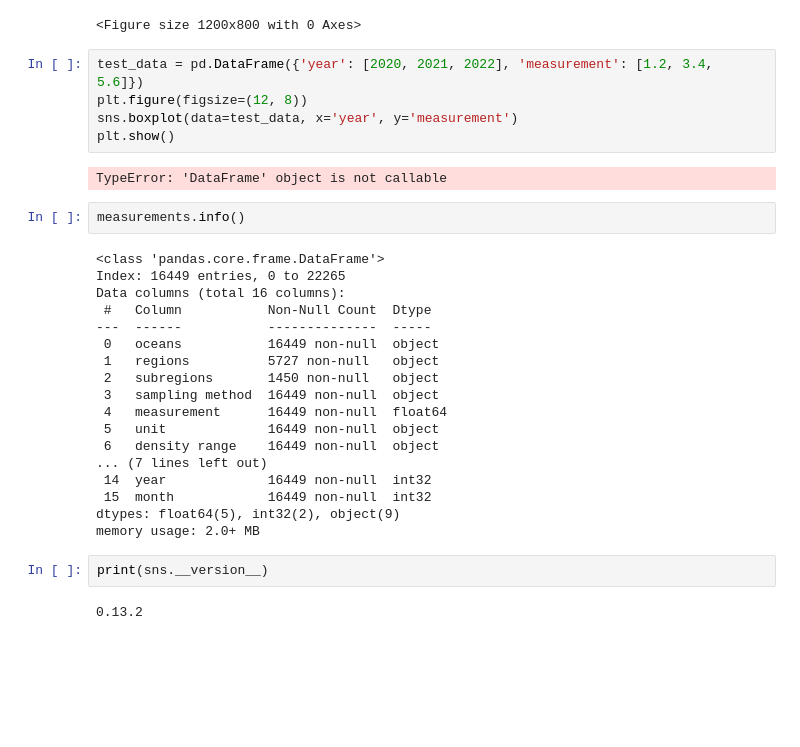
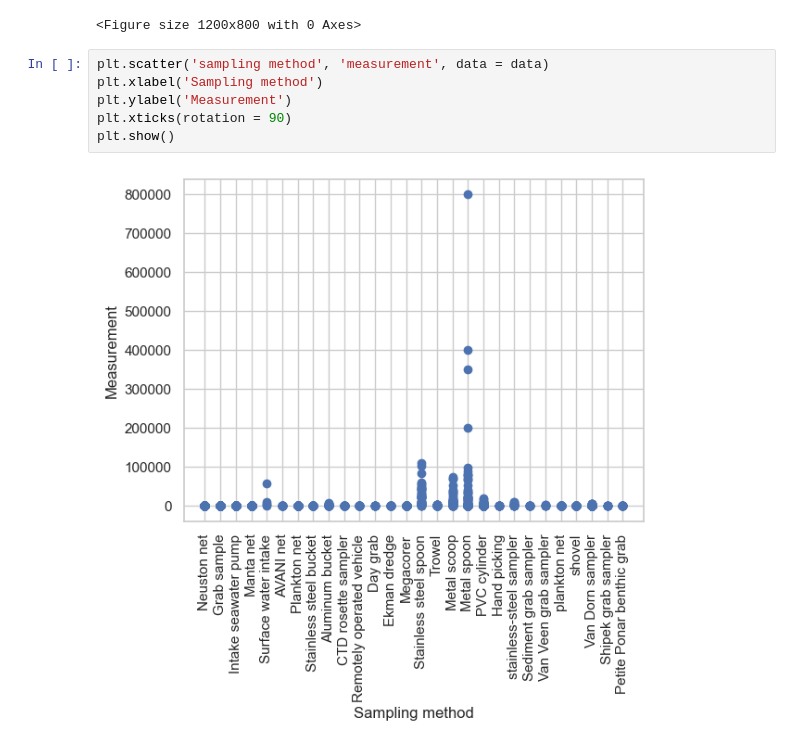
Before and after one commit to ashabensted/group-project, a Jupyter notebook: charli.ipynb, the cells around one changed output. Saved outputs shown, nothing was run; the diff lists cells and outputs as text; blank space fills up the shorter version.

Commit message:
visualisations and messing around

```diff
--- a/charli.ipynb
+++ b/charli.ipynb
@@ -339,34 +339,11 @@ plt.show()
 # %% [output]
 TypeError: isinstance() arg 2 must be a type, a tuple of types, or a union
 <Figure size 1200x800 with 0 Axes>
-# %%
-test_data = pd.DataFrame({'year': [2020, 2021, 2022], 'measurement': [1.2, 3.4, 5.6]})
-plt.figure(figsize=(12, 8))
-sns.boxplot(data=test_data, x='year', y='measurement')
-plt.show()
-# %% [output]
-TypeError: 'DataFrame' object is not callable
-# %%
-measurements.info()
-# %% [output]
-<class 'pandas.core.frame.DataFrame'>
-Index: 16449 entries, 0 to 22265
-Data columns (total 16 columns):
- #   Column           Non-Null Count  Dtype
----  ------           --------------  -----
- 0   oceans           16449 non-null  object
- 1   regions          5727 non-null   object
- 2   subregions       1450 non-null   object
- 3   sampling method  16449 non-null  object
- 4   measurement      16449 non-null  float64
- 5   unit             16449 non-null  object
- 6   density range    16449 non-null  object
-... (7 lines left out)
- 14  year             16449 non-null  int32
- 15  month            16449 non-null  int32
-dtypes: float64(5), int32(2), object(9)
-memory usage: 2.0+ MB
-# %%
-print(sns.__version__)
-# %% [output]
-0.13.2
+# %%
+plt.scatter('sampling method', 'measurement', data = data)
+plt.xlabel('Sampling method')
+plt.ylabel('Measurement')
+plt.xticks(rotation = 90)
+plt.show()
+# %% [output]
+[figure, added]
```
Also changed, not shown: parts of 3 cells of this notebook.
